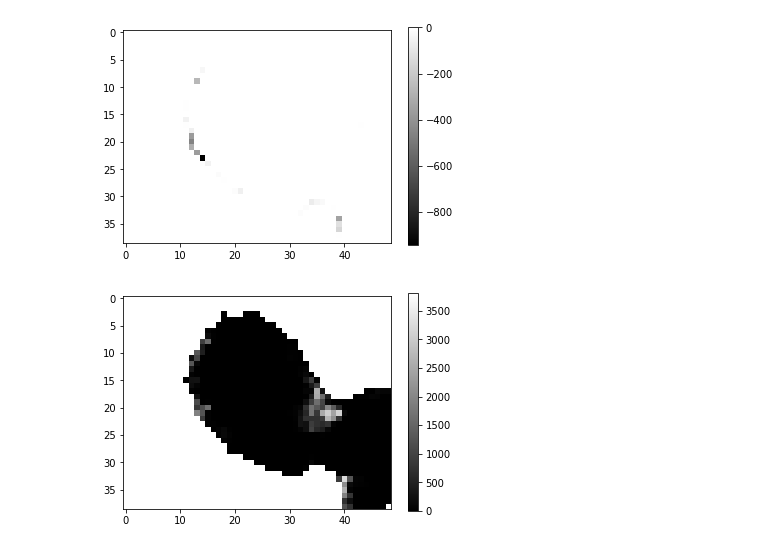
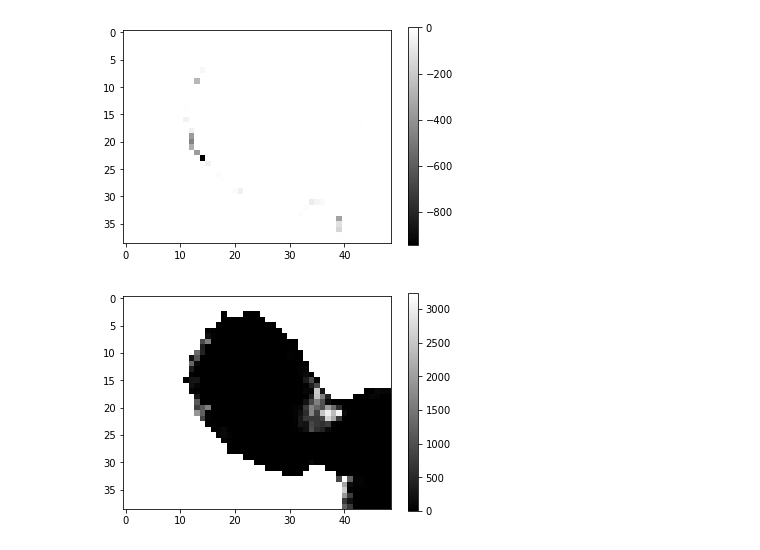
Before and after one commit to geohackweek/ghw2018_popfill, a Jupyter notebook: notebooks/DemoBasic.ipynb, the cells around one changed output. Drawn from its saved outputs; the diff is of its cells as text; code cells hidden in the pictures.

```diff
--- a/notebooks/DemoBasic.ipynb
+++ b/notebooks/DemoBasic.ipynb
@@ -145,16 +145,16 @@ def matsolve(data,mask,alpha,maxsrch):
                         break
                 for i3 in range(len(conlst)):
                     A[conlst[i3],i] = 1/num + A[conlst[i3],i]
-#    A[n-1,:] = 0
-#    A[n-1,n-1] = 1+alpha
-#    d[n-1] = 0
+    A[n-1,:] = 0
+    A[n-1,n-1] = 1+alpha
+    d[n-1] = 0
     A1 = A.tocsr()
-#    AT = A1.T
-#    penrose = A1.dot(AT)
-#    b = spsolve(penrose,AT.dot(d.T))
-#    b = spsolve(A1,d)
+    AT = A1.T
+    penrose = A1.dot(AT)
+    b = spsolve(penrose,AT.dot(d).T)
+    b = spsolve(A1,d)
 # simply solve forward problem
-    b = A1.dot(d.T)
+#    b = A1.dot(d.T)
     # write back nan over ocean
     for i in range(n):
         if m2[i] == False:
@@ -167,8 +167,8 @@ def matsolve(data,mask,alpha,maxsrch):
 #            bata[i1,i2] = b[index]
     return bata;
 # %%
-xlv = matsolve(population.data,mask.data,.00,20)
+xlv = matsolve(population.data,mask.data,.01,20)
 plot_real(xlv)
 #plot_real(population.data)
 # %% [output]
-[figure, old version]
+[figure, new version]
```
